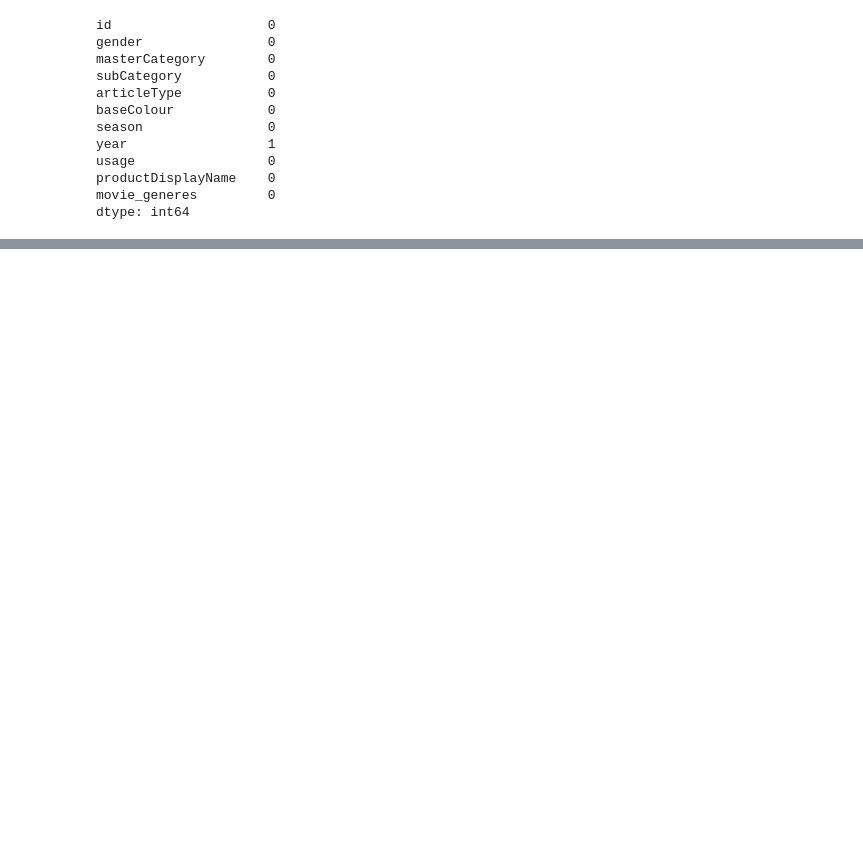
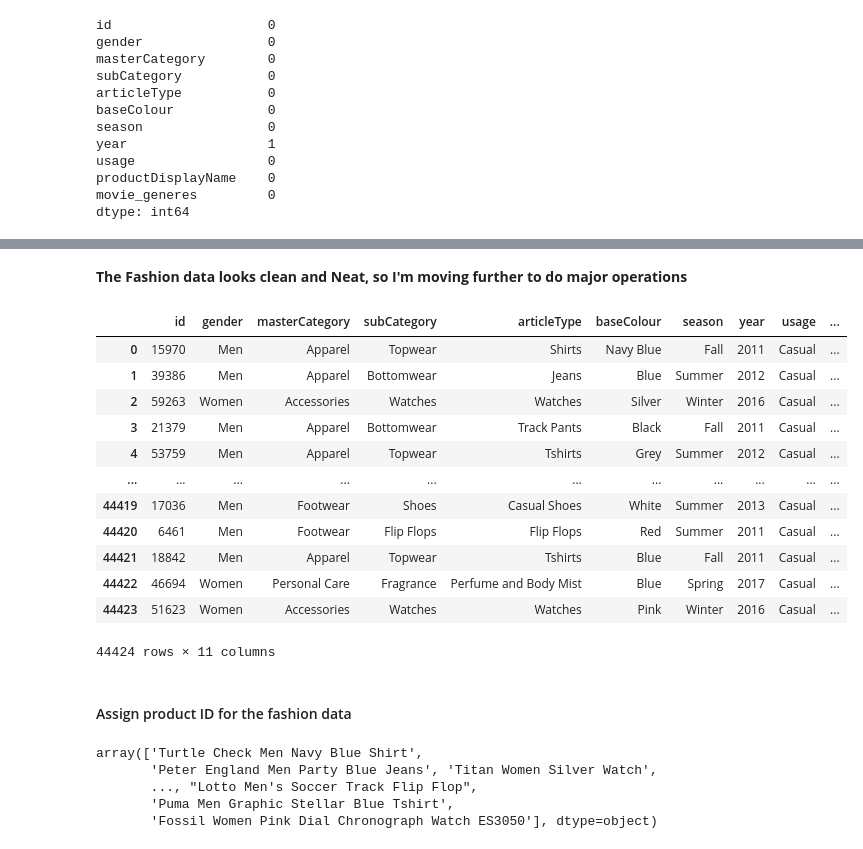
Before and after one commit to HussainPythonista/Movie-Product-Recommendation-System, a Jupyter notebook: Data_Cleaning/Cleaning_Combining_Datasets.ipynb, the cells around one changed output, grey strips where cells are left out. Cells and saved outputs as stored; diff of their text form; code cells hidden in the pictures; blank space fills up the shorter version.

```diff
--- a/Data_Cleaning/Cleaning_Combining_Datasets.ipynb
+++ b/Data_Cleaning/Cleaning_Combining_Datasets.ipynb
@@ -1554,0 +1635,28 @@ fashion_data["year"]=fashion_data["year"].fillna(fashion_data["year"].mode()[0])
+# %% [markdown]
+**The Fashion data looks clean and Neat, so I'm moving further to do major operations**
+# %%
+fashion_data
+# %% [output]
+|  | id | gender | masterCategory | subCategory | articleType | baseColour | season | year | usage | ... |
+| 0 | 15970 | Men | Apparel | Topwear | Shirts | Navy Blue | Fall | 2011 | Casual | ... |
+| 1 | 39386 | Men | Apparel | Bottomwear | Jeans | Blue | Summer | 2012 | Casual | ... |
+| 2 | 59263 | Women | Accessories | Watches | Watches | Silver | Winter | 2016 | Casual | ... |
+| 3 | 21379 | Men | Apparel | Bottomwear | Track Pants | Black | Fall | 2011 | Casual | ... |
+| 4 | 53759 | Men | Apparel | Topwear | Tshirts | Grey | Summer | 2012 | Casual | ... |
+| ... | ... | ... | ... | ... | ... | ... | ... | ... | ... | ... |
+| 44419 | 17036 | Men | Footwear | Shoes | Casual Shoes | White | Summer | 2013 | Casual | ... |
+| 44420 | 6461 | Men | Footwear | Flip Flops | Flip Flops | Red | Summer | 2011 | Casual | ... |
+| 44421 | 18842 | Men | Apparel | Topwear | Tshirts | Blue | Fall | 2011 | Casual | ... |
+| 44422 | 46694 | Women | Personal Care | Fragrance | Perfume and Body Mist | Blue | Spring | 2017 | Casual | ... |
+| 44423 | 51623 | Women | Accessories | Watches | Watches | Pink | Winter | 2016 | Casual | ... |
+44424 rows × 11 columns
+# %% [markdown]
+#### Assign product ID for the fashion data
+# %%
+fashion_data['productDisplayName'].unique()
+# %% [output]
+array(['Turtle Check Men Navy Blue Shirt',
+       'Peter England Men Party Blue Jeans', 'Titan Women Silver Watch',
+       ..., "Lotto Men's Soccer Track Flip Flop",
+       'Puma Men Graphic Stellar Blue Tshirt',
+       'Fossil Women Pink Dial Chronograph Watch ES3050'], dtype=object)
```
Also changed, not shown: parts of 43 cells of this notebook.
